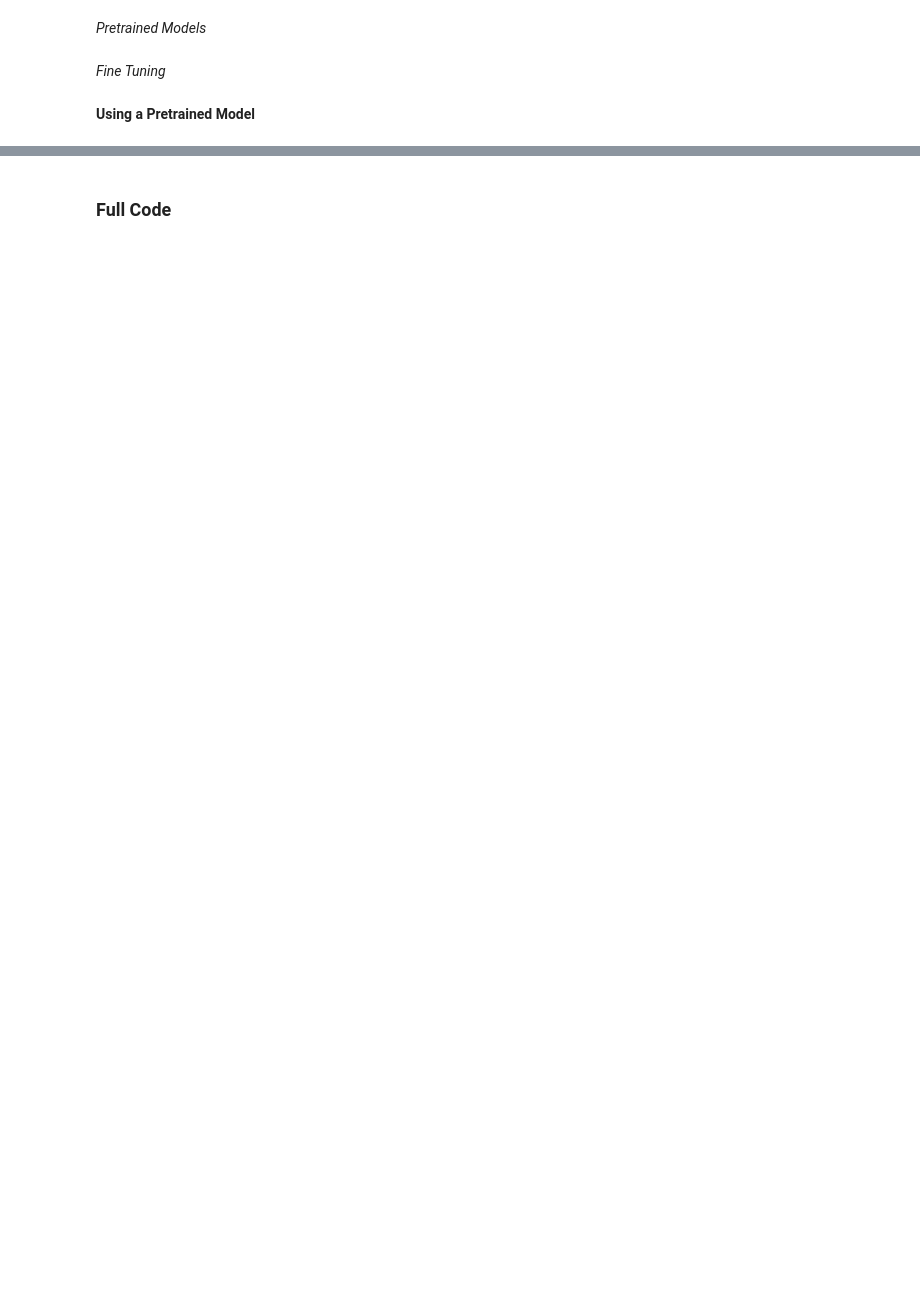
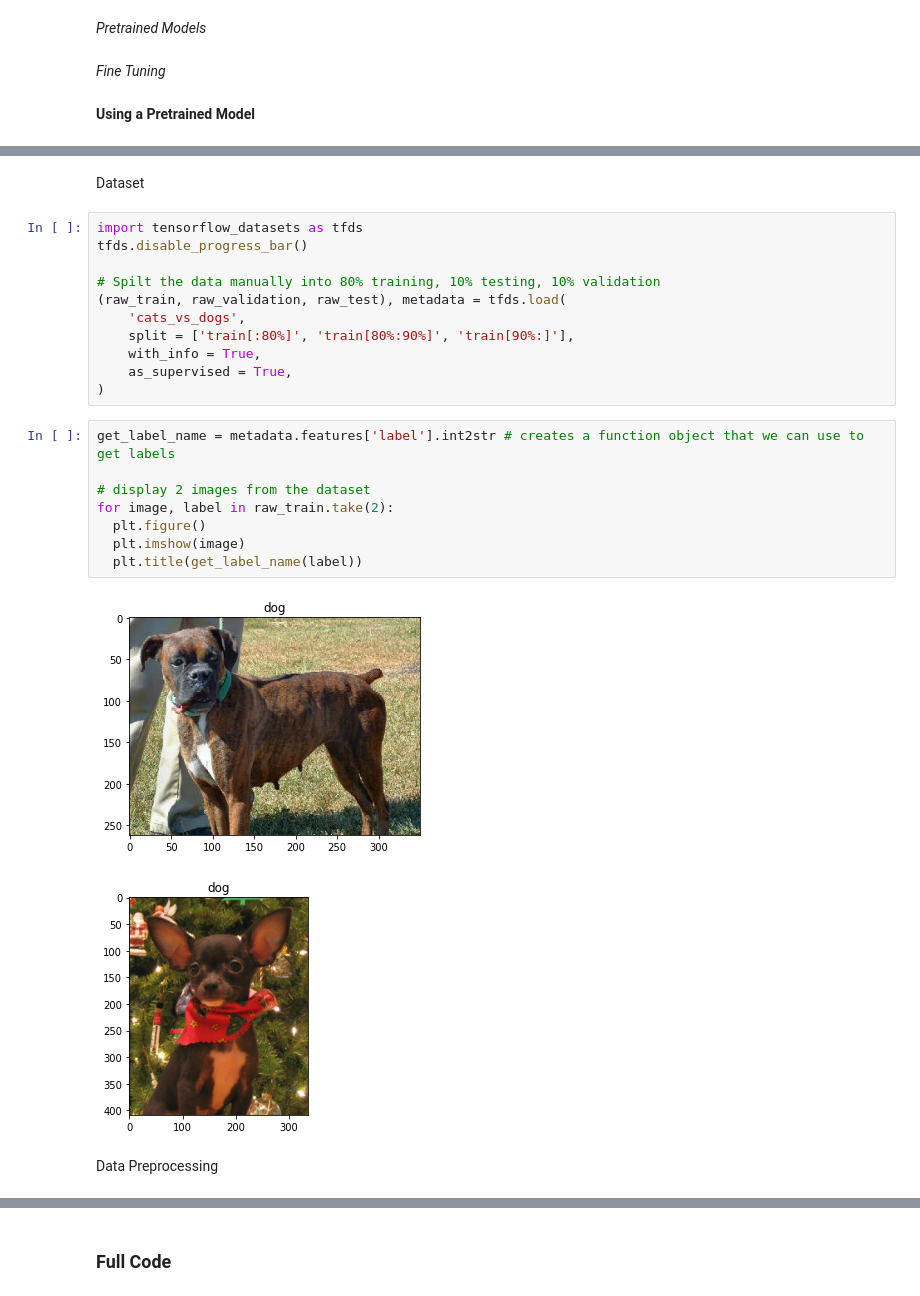
Before and after one commit to taufiksatrian/freeCodeCamp-Machine-Learning-with-Python, a Jupyter notebook: Convolutional-Neural-Networks.ipynb, the cells around one changed output, grey strips where cells are left out. Cells and saved outputs as stored; diff of their text form; blank space fills up the shorter version.

Commit message:
Update Progress 59%

```diff
--- a/Convolutional-Neural-Networks.ipynb
+++ b/Convolutional-Neural-Networks.ipynb
@@ -222,0 +233,26 @@ plt.show()
+# %% [markdown]
+Dataset
+# %%
+import tensorflow_datasets as tfds
+tfds.disable_progress_bar()
+
+# Spilt the data manually into 80% training, 10% testing, 10% validation
+(raw_train, raw_validation, raw_test), metadata = tfds.load(
+    'cats_vs_dogs',
+    split = ['train[:80%]', 'train[80%:90%]', 'train[90%:]'],
+    with_info = True,
+    as_supervised = True,
+)
+# %%
+get_label_name = metadata.features['label'].int2str # creates a function object that we can use to get labels
+
+# display 2 images from the dataset
+for image, label in raw_train.take(2):
+  plt.figure()
+  plt.imshow(image)
+  plt.title(get_label_name(label))
+# %% [output]
+[figure, added]
+[figure, added]
+# %% [markdown]
+Data Preprocessing
```
Also changed, not shown: parts of 15 cells of this notebook.
